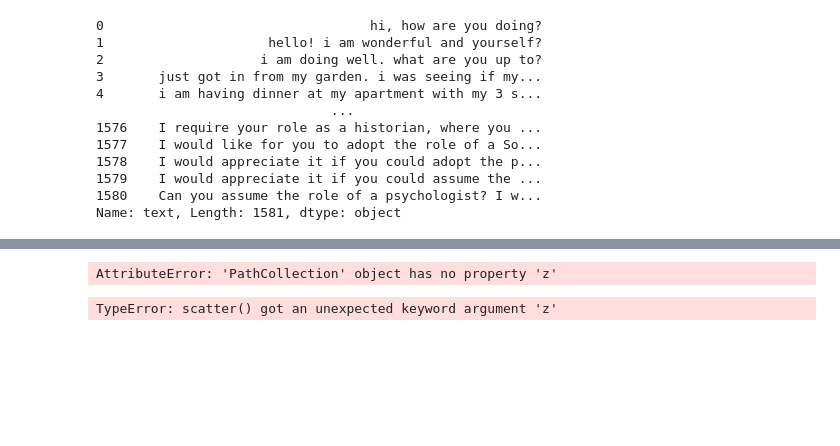
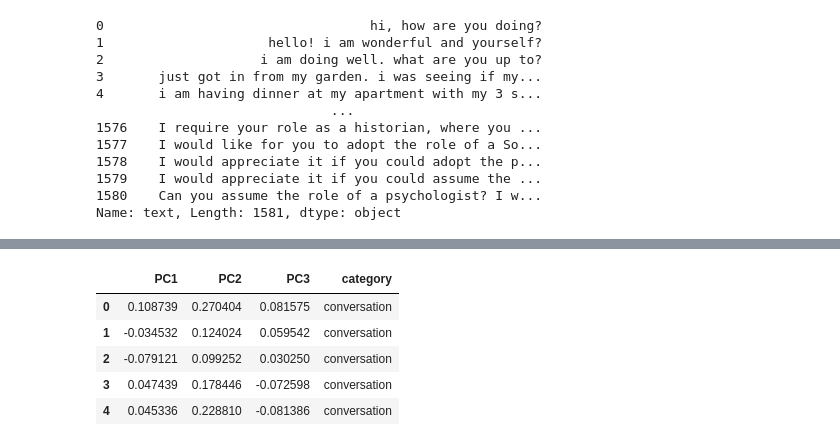
Before and after one commit to llm-security-research/malicious-prompts, a Jupyter notebook: sentinel_pca.ipynb, the cells around one changed output, grey strips where cells are left out. Cells and saved outputs as stored; diff of their text form; code cells hidden in the pictures; blank space fills up the shorter version.

Commit message:
Update t-SNE plot

```diff
--- a/sentinel_pca.ipynb
+++ b/sentinel_pca.ipynb
@@ -47,10 +47,14 @@ for i, sentence in tqdm(enumerate(sentences), total=len(sentences)):
     embeddings.append(pipeline.get_embedding_from_text(sentence))
 # %%
 pca = PCA(n_components=2)
+pca_3d = PCA(n_components=3)
 X_pca = pca.fit_transform(embeddings)
+X_pca_3d = pca_3d.fit_transform(embeddings)
 # %%
 df_pca = pd.DataFrame(X_pca, columns=['PC1', 'PC2'])
 df_pca['category'] = categories
+df_pca_3d = pd.DataFrame(X_pca_3d, columns=['PC1', 'PC2', 'PC3'])
+df_pca_3d['category'] = categories
 # %%
 df_pca.head()
 # %% [output]
@@ -63,5 +67,9 @@ df_pca.head()
-# %%
-sns.scatterplot(data=df_pca, x='PC1', y='PC2', z='PC3', hue='category')
-plt.show()
-# %% [output]
-AttributeError: 'PathCollection' object has no property 'z'
+# %%
+df_pca_3d.head()
+# %% [output]
+|  | PC1 | PC2 | PC3 | category |
+| 0 | 0.108739 | 0.270404 | 0.081575 | conversation |
+| 1 | -0.034532 | 0.124024 | 0.059542 | conversation |
+| 2 | -0.079121 | 0.099252 | 0.030250 | conversation |
+| 3 | 0.047439 | 0.178446 | -0.072598 | conversation |
+| 4 | 0.045336 | 0.228810 | -0.081386 | conversation |
@@ -69,8 +84,6 @@ AttributeError: 'PathCollection' object has no property 'z'
 import plotly.express as px
 
 # Assuming df_pca contains the PCA-transformed values in columns 'PC1' and 'PC2'
-fig = px.scatter(df_pca, x='PC1', y='PC2', title='PCA Scatter Plot',
-                 labels={'PC1': 'Principal Component 1', 'PC2': 'Principal Component 2'})
+fig = px.scatter_3d(df_pca_3d, x='PC1', y='PC2', z='PC3', color='category', opacity=0.75, title='PCA Scatter Plot',
+                 labels={'PC1': 'Principal Component 1', 'PC2': 'Principal Component 2', 'PC3': 'Principal Component 3'})
 fig.show()
-# %% [output]
-TypeError: scatter() got an unexpected keyword argument 'z'
```
Also changed, not shown: parts of 9 cells of this notebook, 1 other file.
